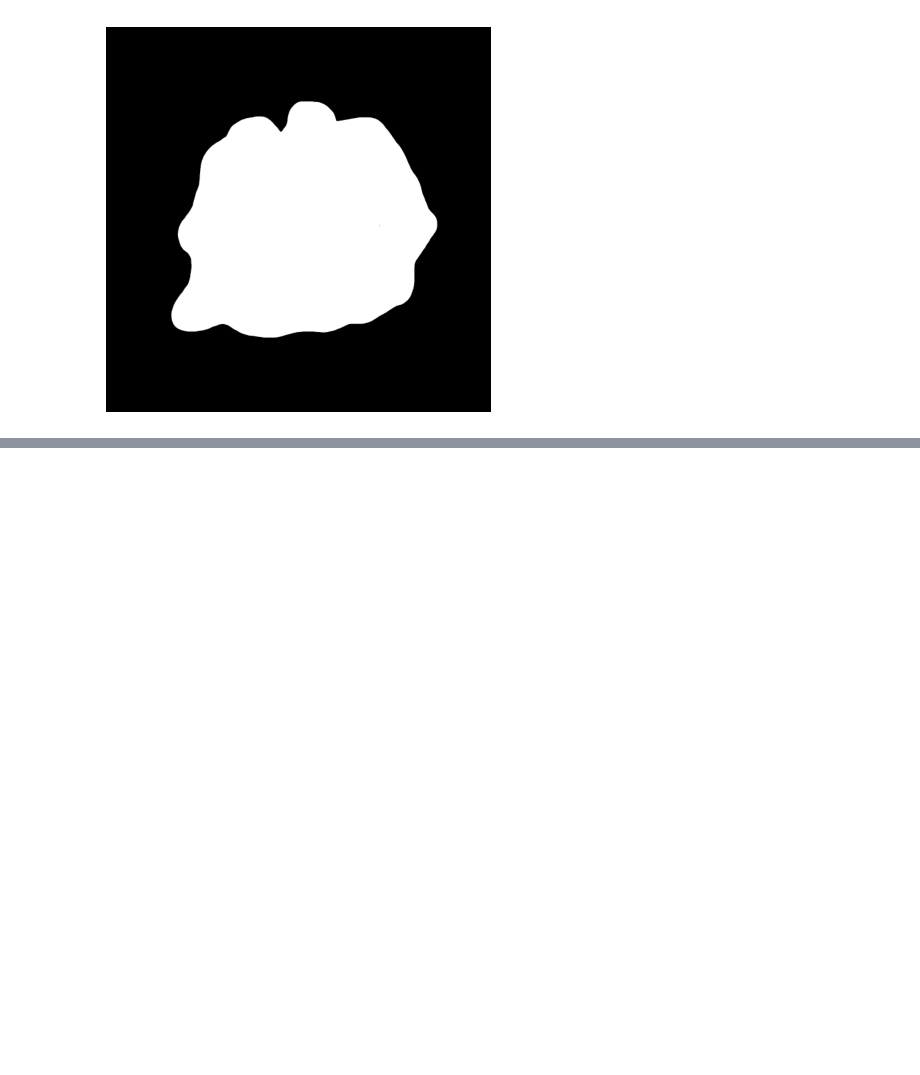
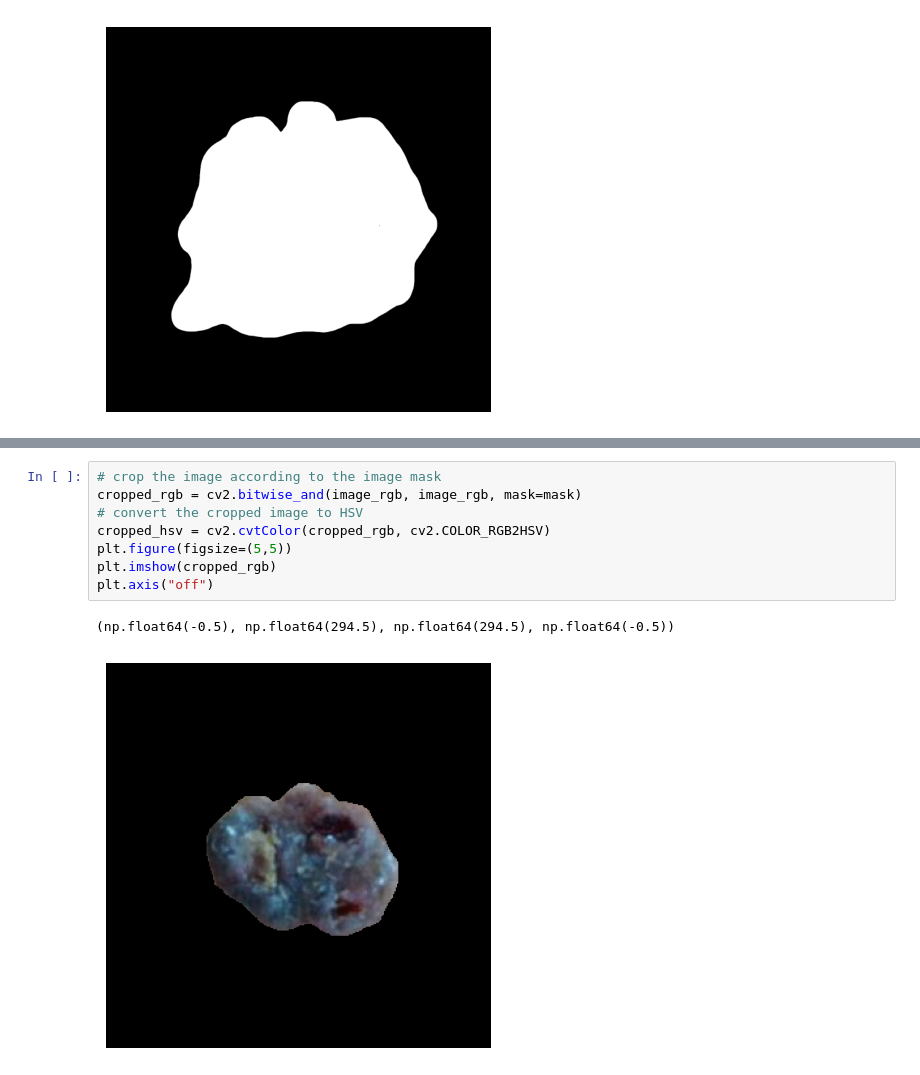
Before and after one commit to lucienavratilova/medical_imaging, a Jupyter notebook: features/feature_playground.ipynb, the cells around one changed output, grey strips where cells are left out. Saved outputs shown, nothing was run; the diff lists cells and outputs as text; blank space fills up the shorter version.

```diff
--- a/features/feature_playground.ipynb
+++ b/features/feature_playground.ipynb
@@ -143,0 +161,11 @@ compactness
+# %%
+# crop the image according to the image mask
+cropped_rgb = cv2.bitwise_and(image_rgb, image_rgb, mask=mask)
+# convert the cropped image to HSV
+cropped_hsv = cv2.cvtColor(cropped_rgb, cv2.COLOR_RGB2HSV)
+plt.figure(figsize=(5,5))
+plt.imshow(cropped_rgb)
+plt.axis("off")
+# %% [output]
+(np.float64(-0.5), np.float64(294.5), np.float64(294.5), np.float64(-0.5))
+[figure, added]
```
Also changed, not shown: parts of 8 cells of this notebook, 1 other file.
